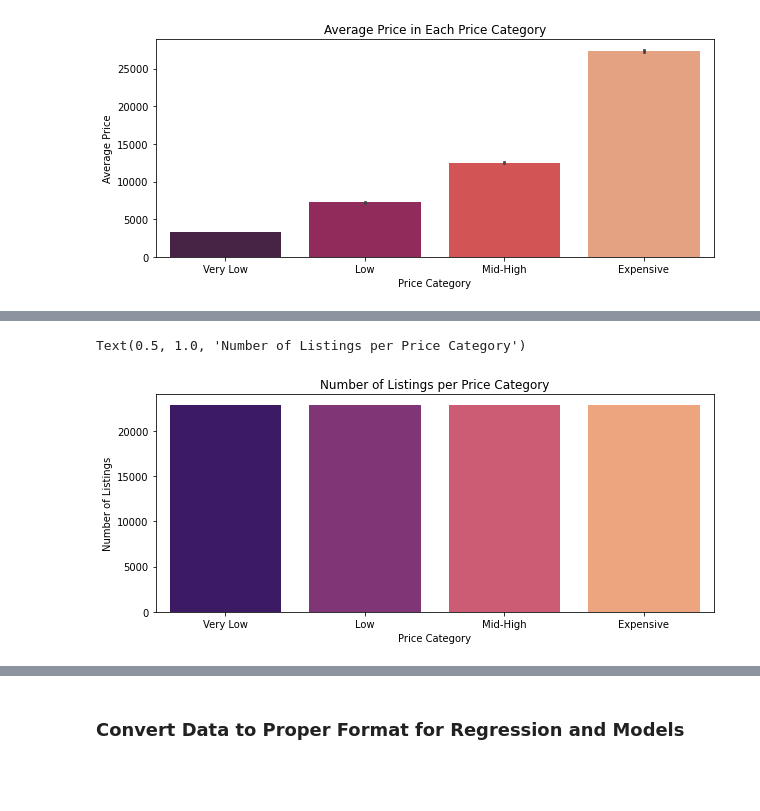
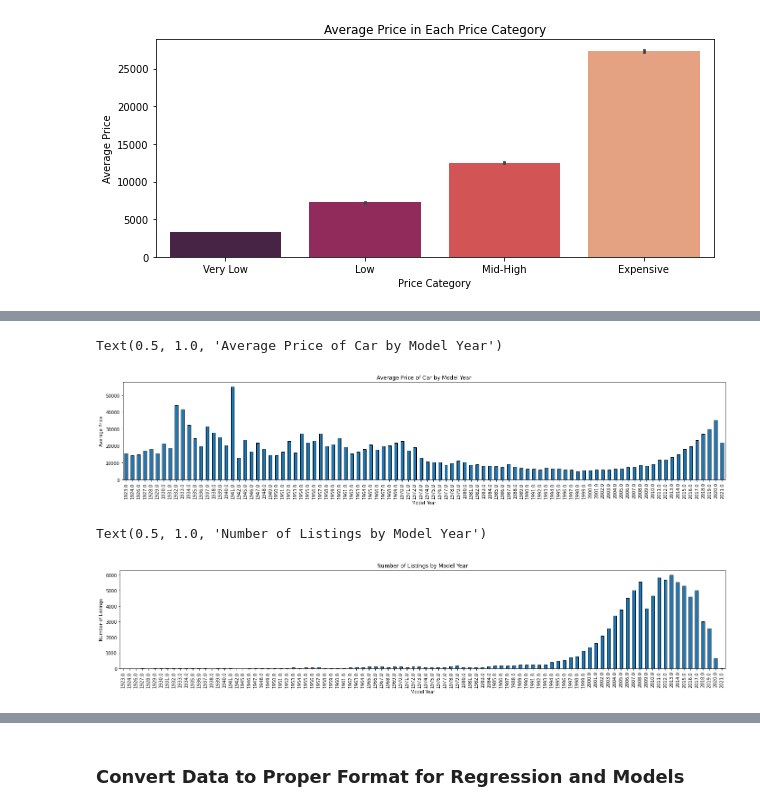
Before and after one commit to matthiasronnau/BANA-212-Final-Project, a Jupyter notebook: BANA-212 Final Project.ipynb, the cells around one changed output, grey strips where cells are left out. Cells and saved outputs as stored; diff of their text form; code cells hidden in the pictures; blank space fills up the shorter version.

```diff
--- a/BANA-212 Final Project.ipynb
+++ b/BANA-212 Final Project.ipynb
@@ -480,9 +571,18 @@ Text(0.5, 1.0, 'Average Price in Each Price Category')
+# %%
+plt.figure(figsize = (24, 4))
+cars_no_missing.groupby("year").price.mean().plot.bar(edgecolor = "k")
+plt.ylabel("Average Price")
+plt.xlabel("Model Year")
+plt.title("Average Price of Car by Model Year")
+# %% [output]
+Text(0.5, 1.0, 'Average Price of Car by Model Year')
+[figure, added]
 # %%
-plt.figure(figsize = (10, 4))
-sns.countplot(x = "price_binned", data = cars_no_missing, palette = "magma")
-plt.xlabel("Price Category")
+plt.figure(figsize = (24, 4))
+cars_no_missing.groupby("year").price.count().plot.bar(edgecolor = "k")
 plt.ylabel("Number of Listings")
-plt.title("Number of Listings per Price Category")
+plt.xlabel("Model Year")
+plt.title("Number of Listings by Model Year")
 # %% [output]
-Text(0.5, 1.0, 'Number of Listings per Price Category')
+Text(0.5, 1.0, 'Number of Listings by Model Year')
-[figure, old version]
+[figure, new version]
```
Also changed, not shown: parts of 25 cells of this notebook.
